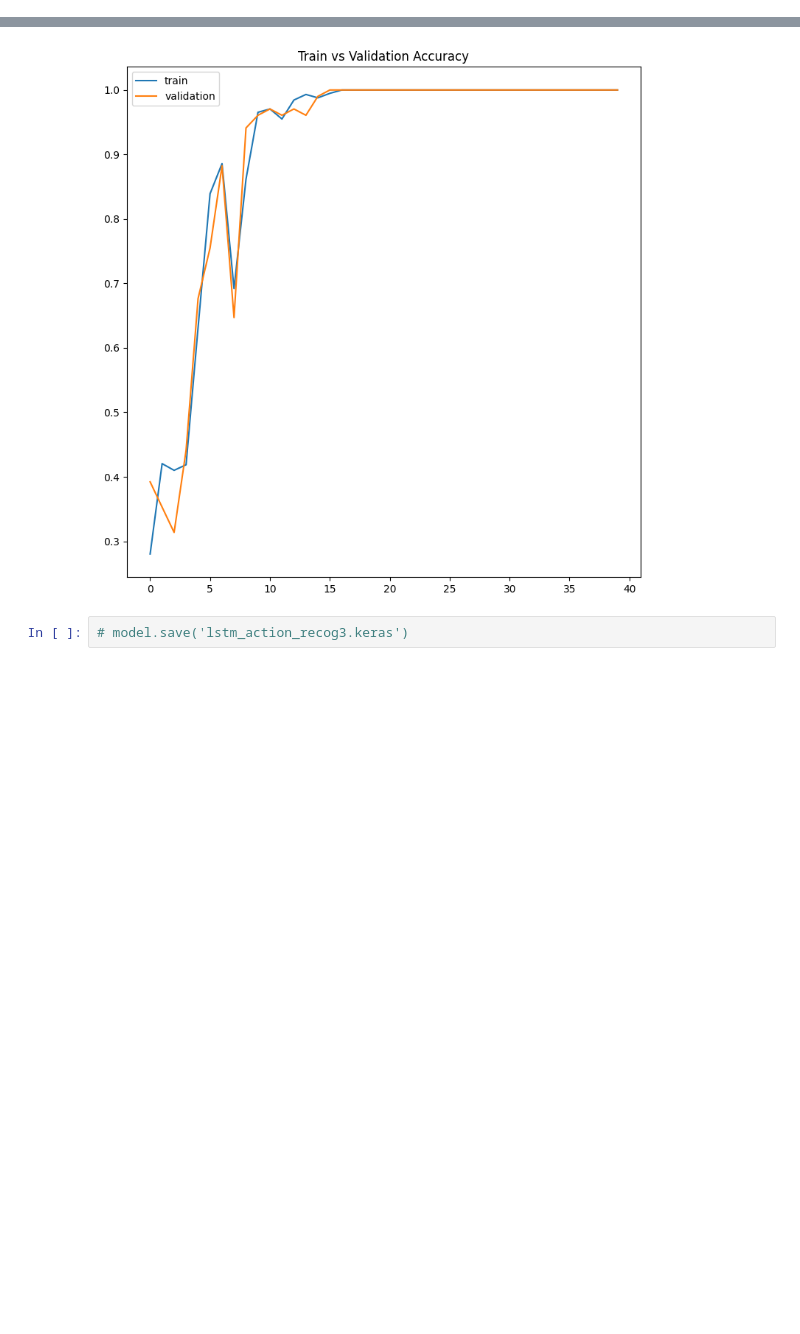
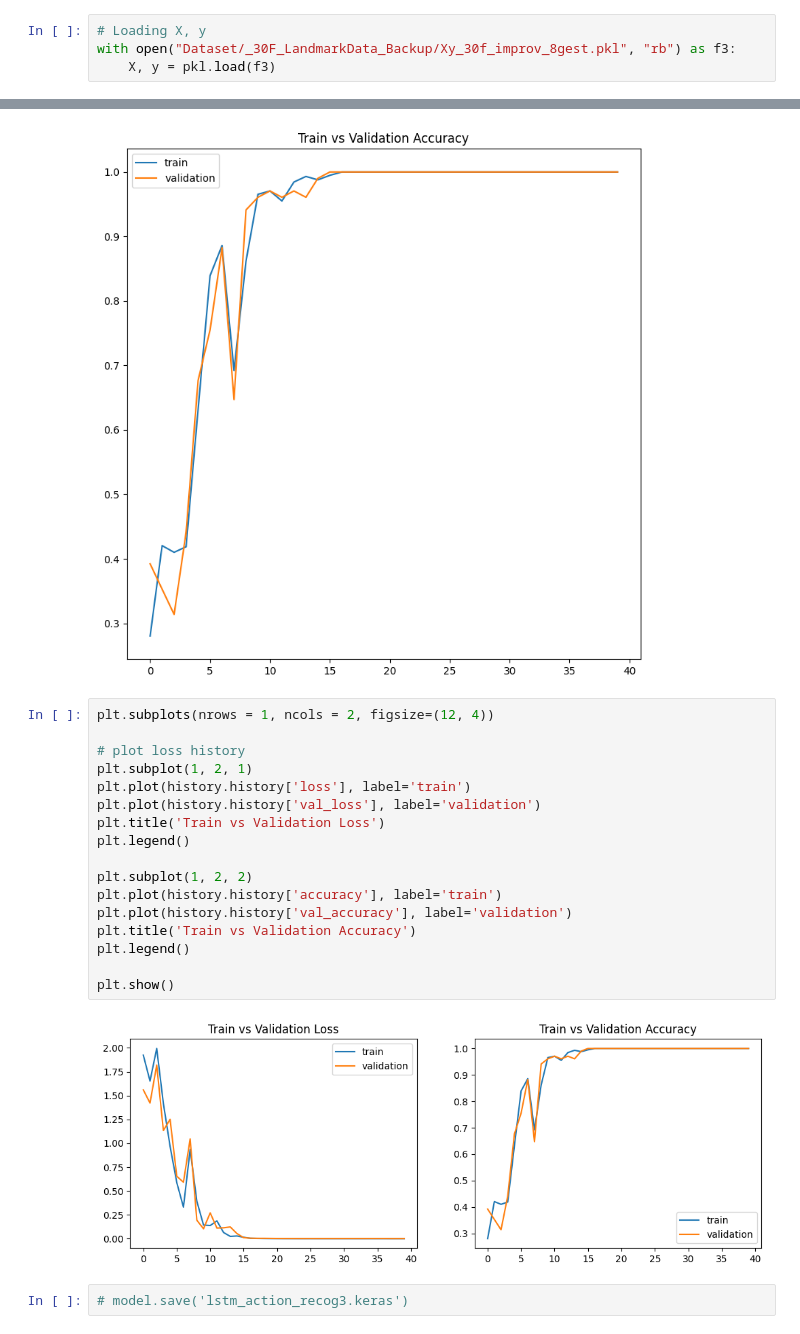
Before and after one commit to yuurichan/Racing-Game-Dynamic-GestRec, a Jupyter notebook: Mediapipe Holistics LSTM Test-Copy1_improv-8gest.ipynb, the cells around one changed output, grey strips where cells are left out. Drawn from its saved outputs; the diff is of its cells as text; blank space fills up the shorter version.

```diff
--- a/Mediapipe Holistics LSTM Test-Copy1_improv-8gest.ipynb
+++ b/Mediapipe Holistics LSTM Test-Copy1_improv-8gest.ipynb
@@ -2221,2 +2365,6 @@ with open("models/30f_improv/history_8gest_okacc.pkl", "rb") as f:
+# %%
+# Loading X, y
+with open("Dataset/_30F_LandmarkData_Backup/Xy_30f_improv_8gest.pkl", "rb") as f3:
+    X, y = pkl.load(f3)
 # %%
 import tensorflow as tf
@@ -2254,6 +2409,25 @@ plt.legend()
 plt.show()
 # %% [output]
 [figure]
+# %%
+plt.subplots(nrows = 1, ncols = 2, figsize=(12, 4))
+
+# plot loss history
+plt.subplot(1, 2, 1)
+plt.plot(history.history['loss'], label='train')
+plt.plot(history.history['val_loss'], label='validation')
+plt.title('Train vs Validation Loss')
+plt.legend()
+
+plt.subplot(1, 2, 2)
+plt.plot(history.history['accuracy'], label='train')
+plt.plot(history.history['val_accuracy'], label='validation')
+plt.title('Train vs Validation Accuracy')
+plt.legend()
+
+plt.show()
+# %% [output]
+[figure, added]
 # %%
 # model.save('lstm_action_recog3.keras')
 # %%
```
Also changed, not shown: parts of 37 cells of this notebook, 12 other files.
